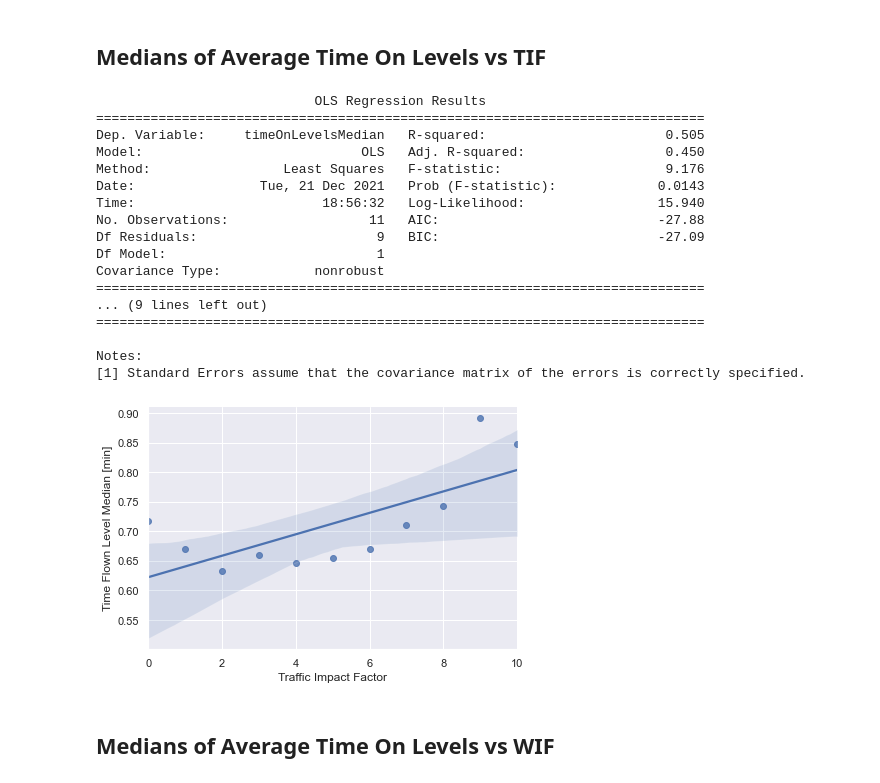
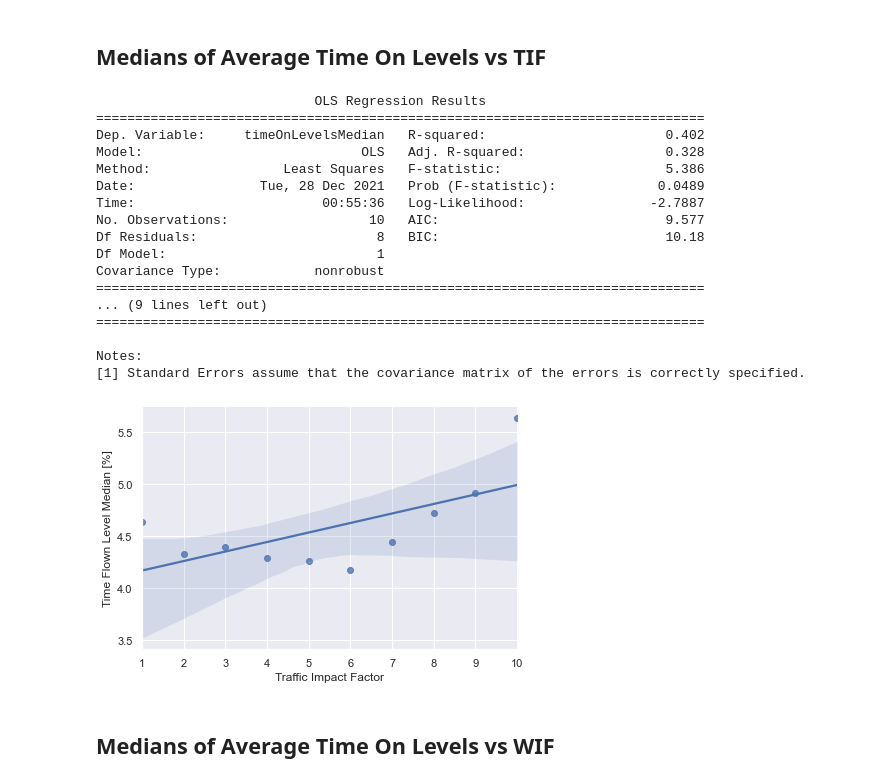
Before and after one commit to anlemett/FlightEfficiencyJournal, a Jupyter notebook: Jupyter/Regression/vertical_PIs_medians_vs_impact_factors.ipynb, the cells around one changed output. Drawn from its saved outputs; the diff is of its cells as text; code cells hidden in the pictures.

```diff
--- a/Jupyter/Regression/vertical_PIs_medians_vs_impact_factors.ipynb
+++ b/Jupyter/Regression/vertical_PIs_medians_vs_impact_factors.ipynb
@@ -119,16 +48,10 @@ Notes:
 ## Medians of Average Time On Levels vs TIF
 # %%
 df = metrics_TIF_vertical_PIs_by_hour_df.copy()
-
-df = df[df['timeOnLevelsMean']>0]
-
-# remove time on levels outliers
-p1 = df["timeOnLevelsMean"].quantile(0.05)
-p2 = df["timeOnLevelsMean"].quantile(0.95)
-df = df.loc[(df['timeOnLevelsMean'] > p1) & (df['timeOnLevelsMean'] < p2) ]
-#p2 = df["timeOnLevelsMean"].quantile(0.95)
-#df = df.loc[df['timeOnLevelsMean'] < p2]
-
+df = df[df['numberOfFlights']>0]
+p1 = df["timeOnLevelsPercentMean"].quantile(0.05)
+p2 = df["timeOnLevelsPercentMean"].quantile(0.95)
+df = df.loc[(df['timeOnLevelsPercentMean'] > p1) & (df['timeOnLevelsPercentMean'] < p2) ]
 
 df.set_index(['TIF'], inplace=True)
 df.sort_index(inplace=True)
@@ -137,50 +60,46 @@ median_df = pd.DataFrame(columns=['TIF', 'timeOnLevelsMedian'])
 
 for idx, group in df.groupby(level='TIF'):
 
-    #if len(group)<3:
-    #    continue
-
-    idx_df = group['timeOnLevelsMean']
+    idx_df = group['timeOnLevelsPercentMean']
 
     idx_median = np.median(idx_df)
     median_df = median_df.append({'TIF': idx, 'timeOnLevelsMedian': idx_median}, ignore_index=True)
-
-#print(median_df.tail())
 
 sns.set(rc={'figure.figsize':(1,1)})
 
 sns.lmplot(x='TIF',y='timeOnLevelsMedian',data=median_df,fit_reg=True, height=4, aspect=3/2);
 plt.xlabel('Traffic Impact Factor')
-plt.ylabel('Time Flown Level Median [min]')
-
+plt.ylabel('Time Flown Level Median [%]')
 
 #statsmodel:
 X_df = median_df[['TIF']]
 y_df = median_df[['timeOnLevelsMedian']]
 
 X2 = sm.add_constant(X_df.values)
 est = sm.OLS(y_df, X2)
 est2 = est.fit()
-print(est2.summary()) # ESGG: 0.23 (0.02), ESSA: 0.37 (0.5)
+print(est2.summary())
+# with outliers - ESGG: 0.13 ESSA: 0.63
+# without outliers - ESGG: 0.01 ESSA: 0.4
 # %% [output]
                             OLS Regression Results
 ==============================================================================
-Dep. Variable:     timeOnLevelsMedian   R-squared:                       0.505
-Model:                            OLS   Adj. R-squared:                  0.450
-Method:                 Least Squares   F-statistic:                     9.176
-Date:                Tue, 21 Dec 2021   Prob (F-statistic):             0.0143
-Time:                        18:56:32   Log-Likelihood:                 15.940
-No. Observations:                  11   AIC:                            -27.88
-Df Residuals:                       9   BIC:                            -27.09
+Dep. Variable:     timeOnLevelsMedian   R-squared:                       0.402
+Model:                            OLS   Adj. R-squared:                  0.328
+Method:                 Least Squares   F-statistic:                     5.386
+Date:                Tue, 28 Dec 2021   Prob (F-statistic):             0.0489
+Time:                        00:55:36   Log-Likelihood:                -2.7887
+No. Observations:                  10   AIC:                             9.577
+Df Residuals:                       8   BIC:                             10.18
 Df Model:                           1
 Covariance Type:            nonrobust
 ==============================================================================
 ... (9 lines left out)
 ==============================================================================
 
 Notes:
 [1] Standard Errors assume that the covariance matrix of the errors is correctly specified.
-[figure, old version]
+[figure, new version]
 # %% [markdown]
 ## Medians of Average Time On Levels vs WIF
 # %%
```
Also changed, not shown: parts of 11 cells of this notebook, 26 other files.
